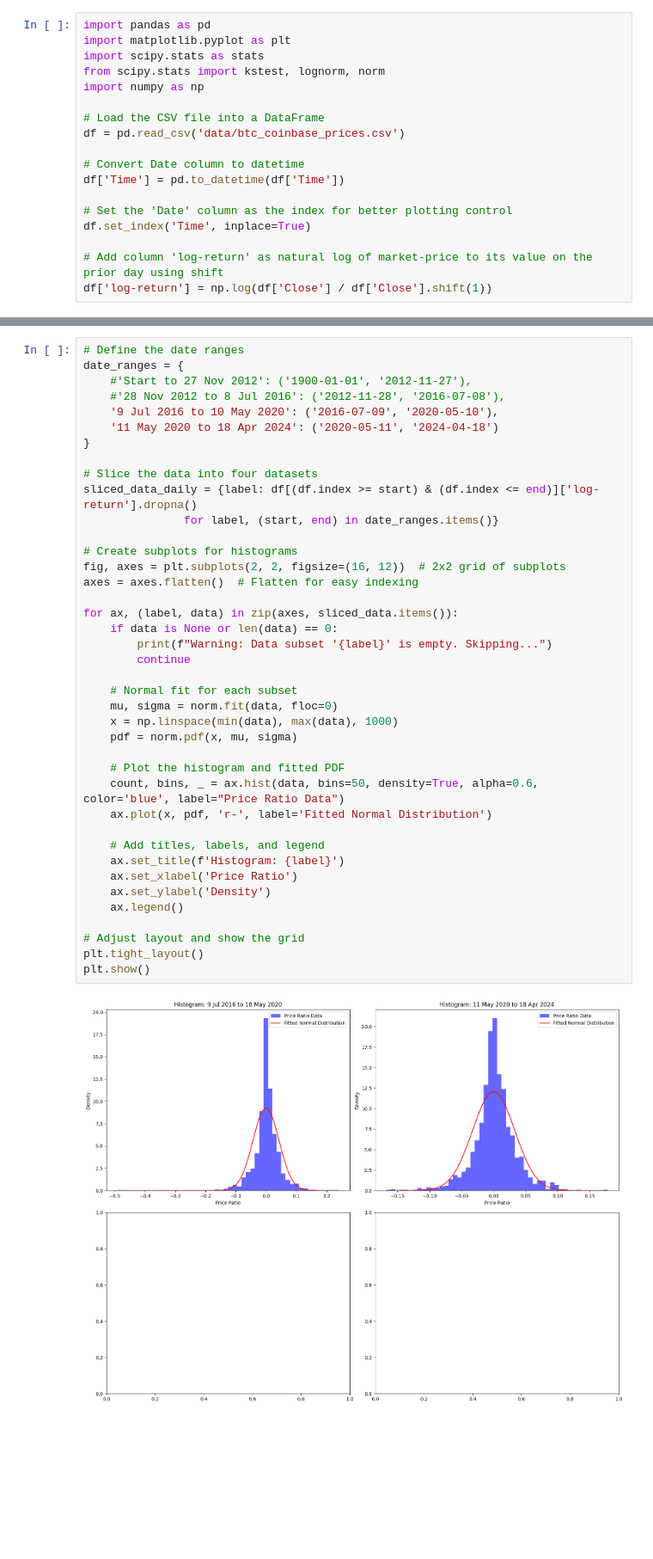
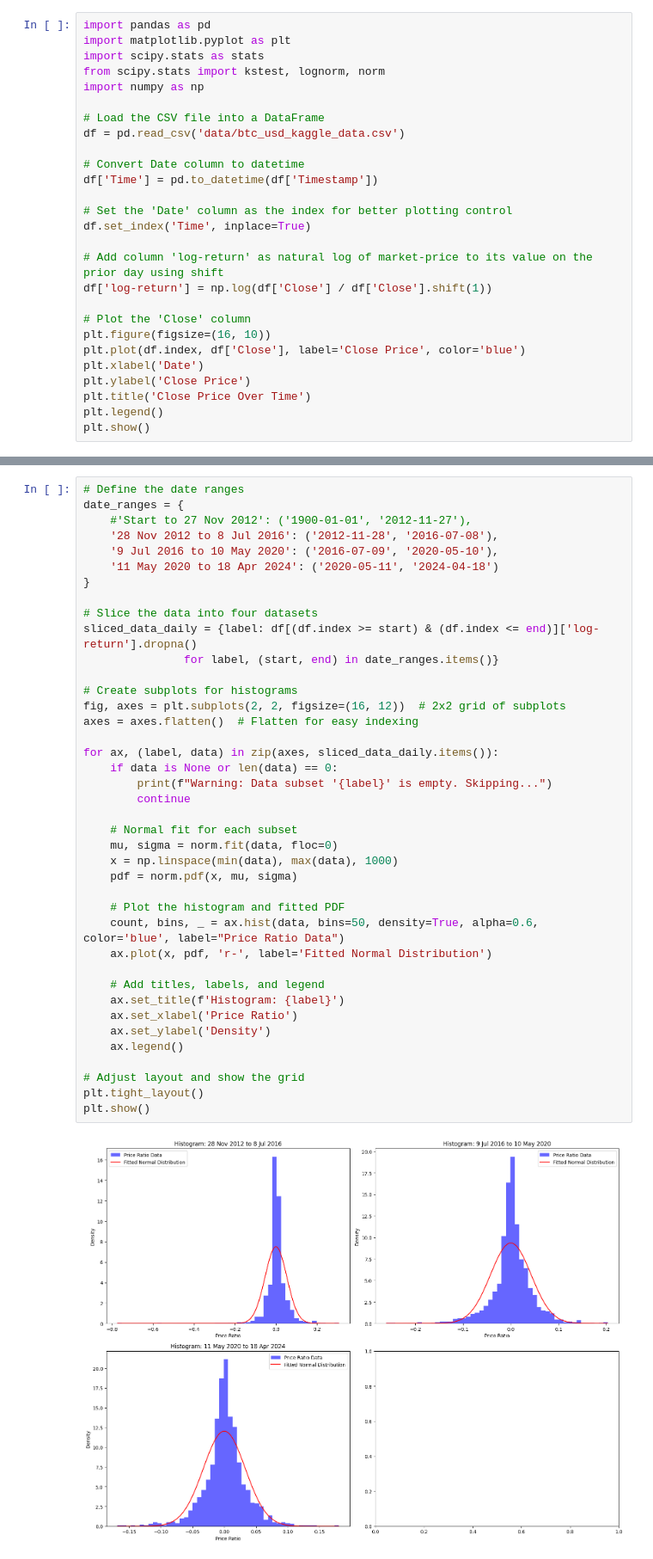
Before and after one commit to mareeben/btc-model, a Jupyter notebook: notebooks/btc_model_analysis.ipynb, the cells around one changed output, grey strips where cells are left out. Shown at 86% size. Saved outputs shown, nothing was run; the diff lists cells and outputs as text; blank space fills up the shorter version.

```diff
--- a/notebooks/btc_model_analysis.ipynb
+++ b/notebooks/btc_model_analysis.ipynb
@@ -388,13 +388,22 @@ from scipy.stats import kstest, lognorm, norm
 import numpy as np
 
 # Load the CSV file into a DataFrame
-df = pd.read_csv('data/btc_coinbase_prices.csv')
+df = pd.read_csv('data/btc_usd_kaggle_data.csv')
 
 # Convert Date column to datetime
-df['Time'] = pd.to_datetime(df['Time'])
+df['Time'] = pd.to_datetime(df['Timestamp'])
 
 # Set the 'Date' column as the index for better plotting control
 df.set_index('Time', inplace=True)
 
 # Add column 'log-return' as natural log of market-price to its value on the prior day using shift
 df['log-return'] = np.log(df['Close'] / df['Close'].shift(1))
+
+# Plot the 'Close' column
+plt.figure(figsize=(16, 10))
+plt.plot(df.index, df['Close'], label='Close Price', color='blue')
+plt.xlabel('Date')
+plt.ylabel('Close Price')
+plt.title('Close Price Over Time')
+plt.legend()
+plt.show()
@@ -402,7 +413,7 @@ df['log-return'] = np.log(df['Close'] / df['Close'].shift(1))
 # Define the date ranges
 date_ranges = {
     #'Start to 27 Nov 2012': ('1900-01-01', '2012-11-27'),
-    #'28 Nov 2012 to 8 Jul 2016': ('2012-11-28', '2016-07-08'),
+    '28 Nov 2012 to 8 Jul 2016': ('2012-11-28', '2016-07-08'),
     '9 Jul 2016 to 10 May 2020': ('2016-07-09', '2020-05-10'),
     '11 May 2020 to 18 Apr 2024': ('2020-05-11', '2024-04-18')
 }
@@ -411,33 +422,33 @@ date_ranges = {
 sliced_data_daily = {label: df[(df.index >= start) & (df.index <= end)]['log-return'].dropna()
                for label, (start, end) in date_ranges.items()}
 
 # Create subplots for histograms
 fig, axes = plt.subplots(2, 2, figsize=(16, 12))  # 2x2 grid of subplots
 axes = axes.flatten()  # Flatten for easy indexing
 
-for ax, (label, data) in zip(axes, sliced_data.items()):
+for ax, (label, data) in zip(axes, sliced_data_daily.items()):
     if data is None or len(data) == 0:
         print(f"Warning: Data subset '{label}' is empty. Skipping...")
         continue
 
     # Normal fit for each subset
     mu, sigma = norm.fit(data, floc=0)
     x = np.linspace(min(data), max(data), 1000)
     pdf = norm.pdf(x, mu, sigma)
 
     # Plot the histogram and fitted PDF
     count, bins, _ = ax.hist(data, bins=50, density=True, alpha=0.6, color='blue', label="Price Ratio Data")
     ax.plot(x, pdf, 'r-', label='Fitted Normal Distribution')
 
     # Add titles, labels, and legend
     ax.set_title(f'Histogram: {label}')
     ax.set_xlabel('Price Ratio')
     ax.set_ylabel('Density')
     ax.legend()
 
 # Adjust layout and show the grid
 plt.tight_layout()
 plt.show()
 # %% [output]
-[figure, old version]
+[figure, new version]
 # %%
```
Also changed, not shown: parts of 4 cells of this notebook, 2 other files.
